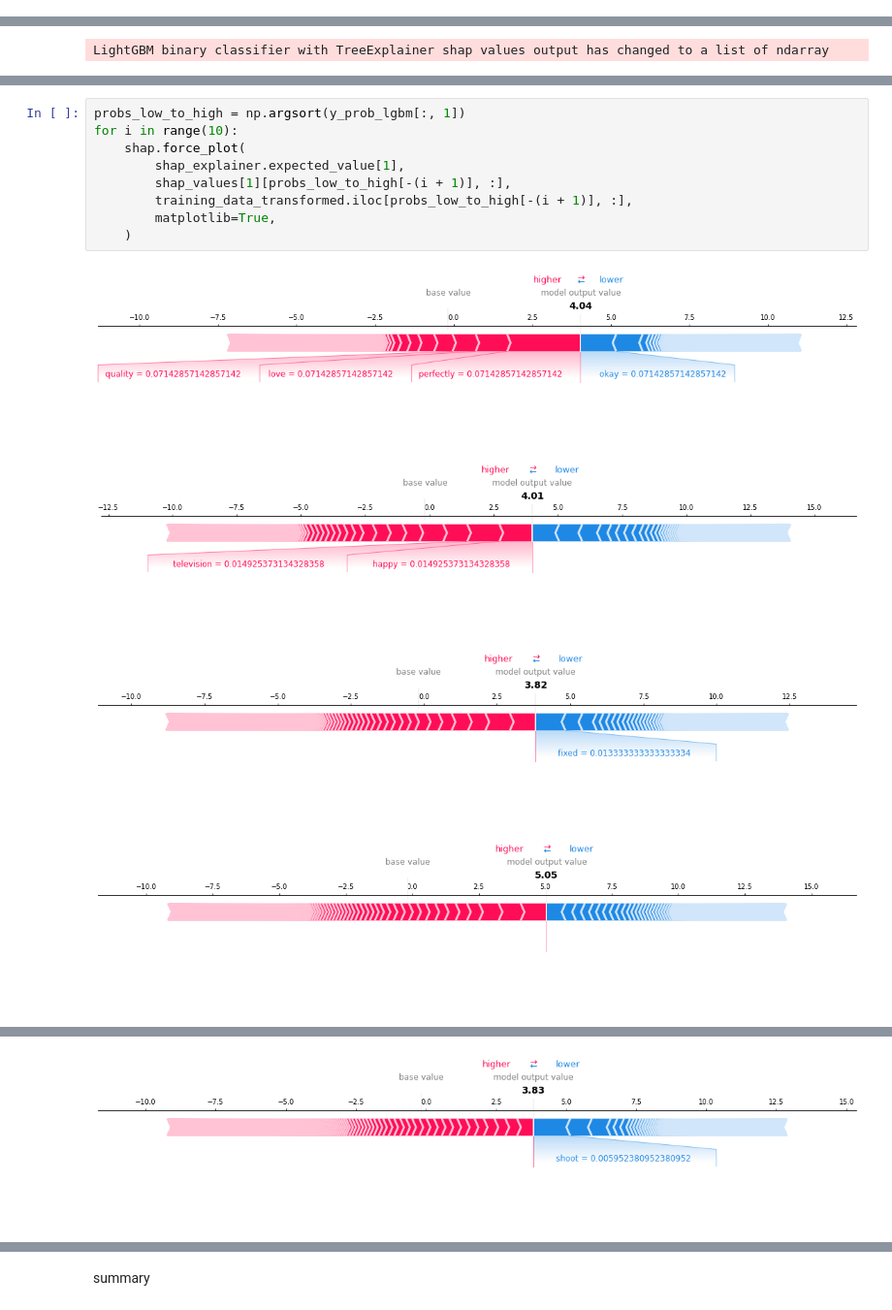
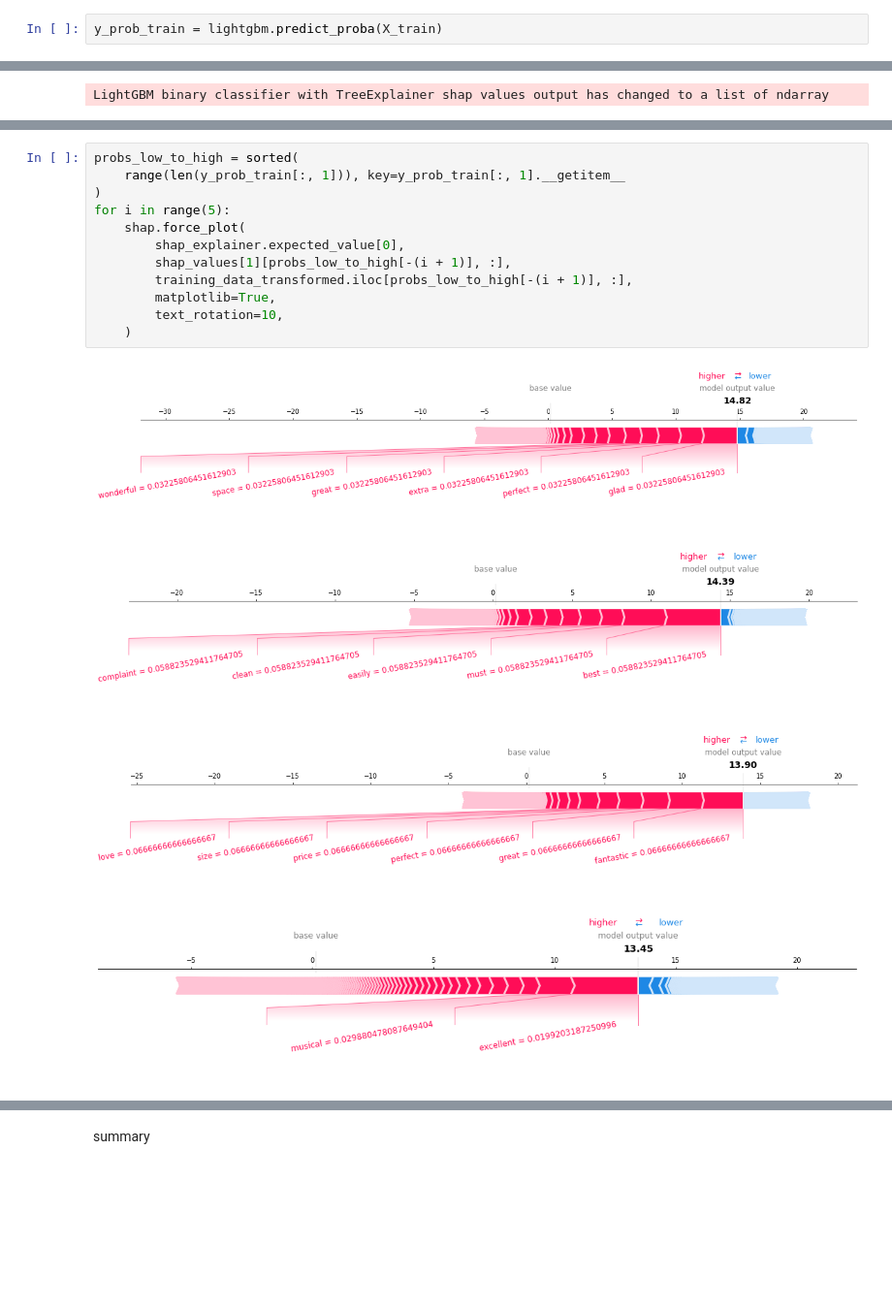
Before and after one commit to chen-bowen/Streamlined_Sentiment_Analysis, a Jupyter notebook: notebooks/Sentiment Analysis Model-Word Frequencies.ipynb, the cells around one changed output, grey strips where cells are left out. Shown at 97% size. Saved outputs shown, nothing was run; the diff lists cells and outputs as text; blank space fills up the shorter version.

```diff
--- a/notebooks/Sentiment Analysis Model-Word Frequencies.ipynb
+++ b/notebooks/Sentiment Analysis Model-Word Frequencies.ipynb
@@ -195,6 +195,8 @@ shap_explainer = shap.TreeExplainer(lightgbm.pipeline.steps[1][1])
 training_data_transformed = lightgbm.pipeline.steps[0][1].transform(X_train)
 # %% [output]
 Setting feature_perturbation = "tree_path_dependent" because no background data was given.
+# %%
+y_prob_train = lightgbm.predict_proba(X_train)
 # %%
 words_index_map = lightgbm.pipeline.steps[0][1].word_to_index_map
 words_index_map = {k: v for k, v in sorted(words_index_map.items(), key=lambda x: x[1])}
@@ -215,14 +217,17 @@ shap.summary_plot(shap_values, training_data_transformed)
 # %%
-probs_low_to_high = np.argsort(y_prob_lgbm[:, 1])
-for i in range(10):
+probs_low_to_high = sorted(
+    range(len(y_prob_train[:, 1])), key=y_prob_train[:, 1].__getitem__
+)
+for i in range(5):
     shap.force_plot(
-        shap_explainer.expected_value[1],
+        shap_explainer.expected_value[0],
         shap_values[1][probs_low_to_high[-(i + 1)], :],
         training_data_transformed.iloc[probs_low_to_high[-(i + 1)], :],
         matplotlib=True,
+        text_rotation=10,
     )
 # %% [output]
-[figure, old version]
+[figure, new version]
-[figure, old version]
+[figure, new version]
-[figure, old version]
+[figure, new version]
-[figure, old version]
+[figure, new version]
@@ -230 +234,0 @@ for i in range(10):
-[figure, removed]
```
Also changed, not shown: parts of 15 cells of this notebook, 2 other files.
